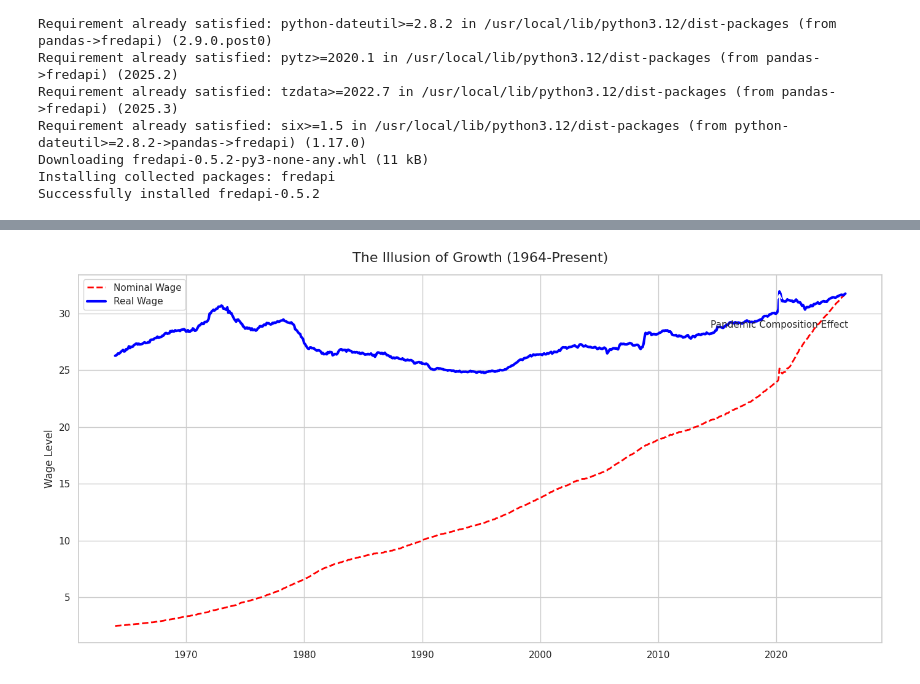
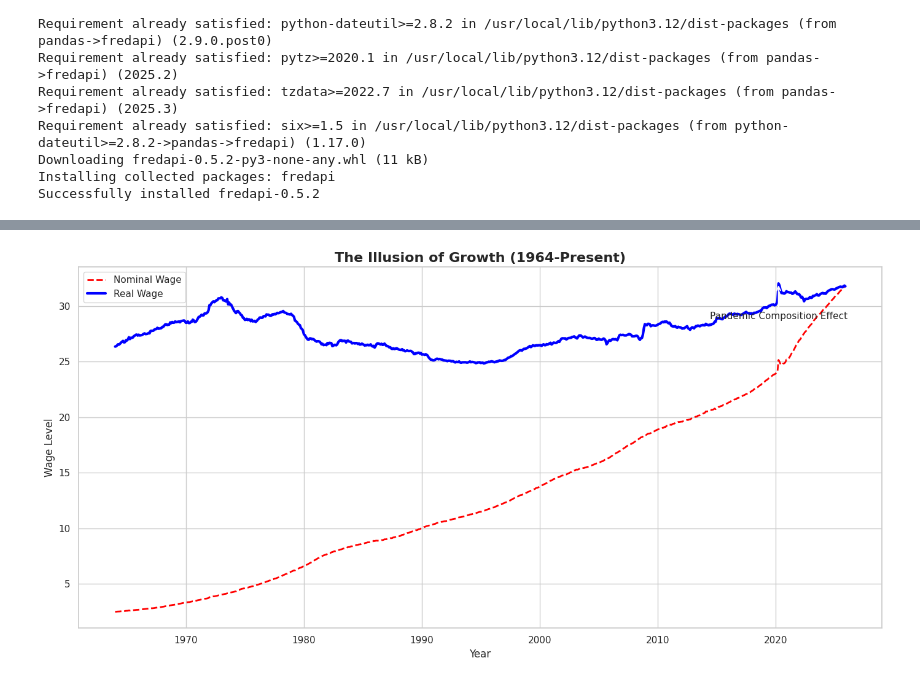
Before and after one commit to mke27/ECON3916-Statistical-Machine-Learning, a Jupyter notebook: Class 2/Lab_2_Deflating_History_with_FRED.ipynb, the cells around one changed output, grey strips where cells are left out. Saved outputs shown, nothing was run; the diff lists cells and outputs as text; code cells hidden in the pictures.

```diff
--- a/Class 2/Lab_2_Deflating_History_with_FRED.ipynb
+++ b/Class 2/Lab_2_Deflating_History_with_FRED.ipynb
@@ -22,7 +22,7 @@ import seaborn as sns
 
 # Authenticate
 # Replace the string below with YOUR unique API key from fred.stlouisfed.org
-fred = Fred(api_key='')
+fred = Fred(api_key='0eba565a824bdebb577d281b8530189a')
 # %%
 # 1. Fetch the data series
 print("Fetching data from FRED...")
@@ -138,48 +145,48 @@ plt.show()
 # Create figure
 fig, ax = plt.subplots(figsize=(14, 7))
 
-# Plot lines
+# Plot series
 ax.plot(
     df.index,
     df["Nominal_Wage"],
     linestyle="--",
     color="red",
     linewidth=2,
-    label="Nominal Wage",
+    label="Nominal Wage"
 )
 
 ax.plot(
     df.index,
     df["Real_Wage"],
     linestyle="-",
     color="blue",
     linewidth=3,
-    label="Real Wage",
+    label="Real Wage"
 )
 
-# Title and legend
-ax.set_title("The Illusion of Growth (1964-Present)", fontsize=16, pad=15)
-ax.legend()
+# Title and labels
+ax.set_title("The Illusion of Growth (1964-Present)", fontsize=16, fontweight="bold")
+ax.set_xlabel("Year")
+ax.set_ylabel("Wage Level")
 
-# Annotate the 2020 spike in Real Wage
+# Find 2020 spike in Real Wages
 real_2020 = df.loc["2020", "Real_Wage"]
 spike_date = real_2020.idxmax()
 spike_value = real_2020.max()
 
+# Annotation
 ax.annotate(
     "Pandemic Composition Effect",
     xy=(spike_date, spike_value),
     xytext=(spike_date, spike_value * 0.9),
     arrowprops=dict(arrowstyle="->", linewidth=1.5),
     fontsize=11,
-    ha="center",
+    ha="center"
 )
 
-# Clean up axes
-ax.set_xlabel("")
-ax.set_ylabel("Wage Level")
-
+# Legend and layout
+ax.legend()
 plt.tight_layout()
 plt.show()
 # %% [output]
-[figure, old version]
+[figure, new version]
```
Also changed, not shown: parts of 5 cells of this notebook.
